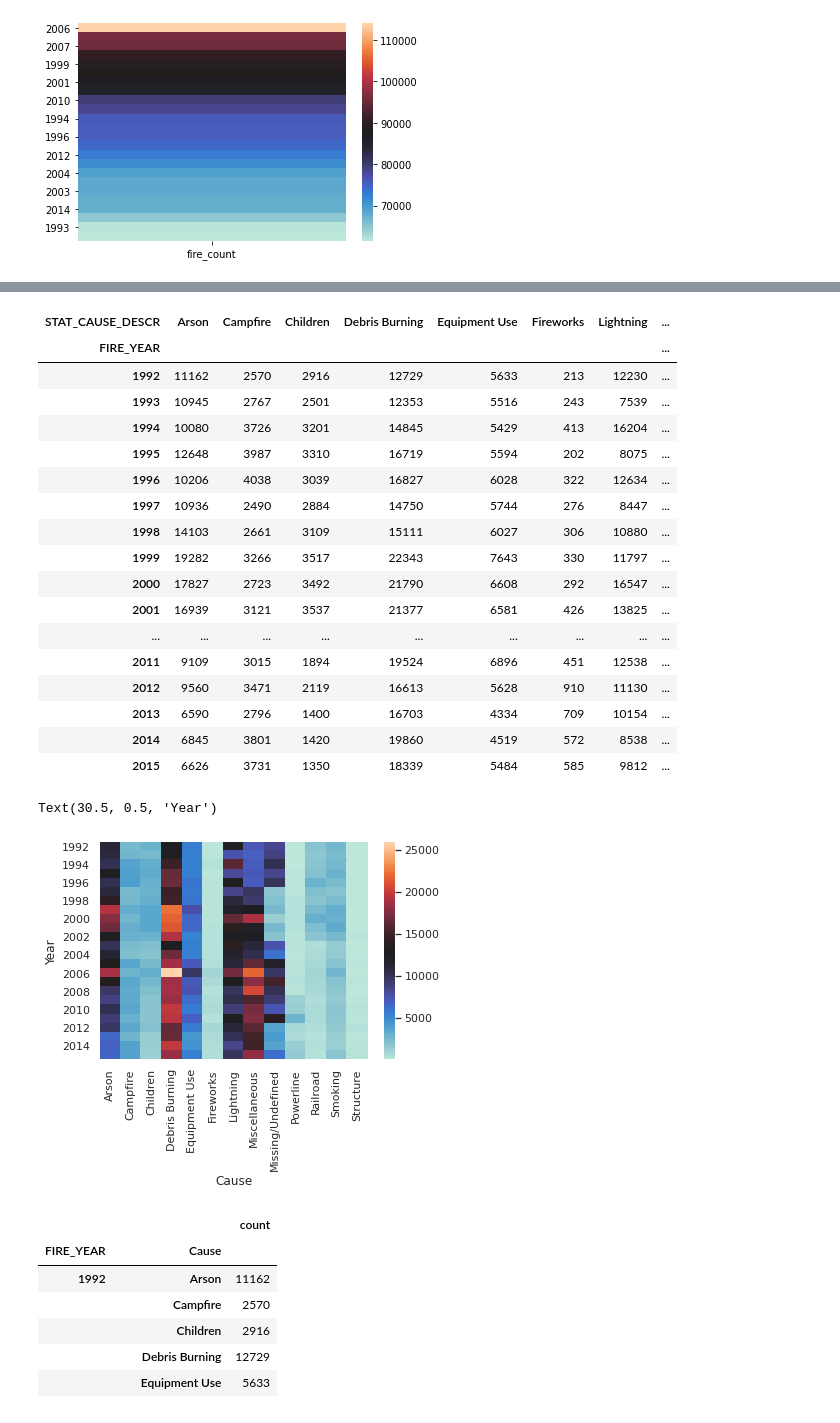
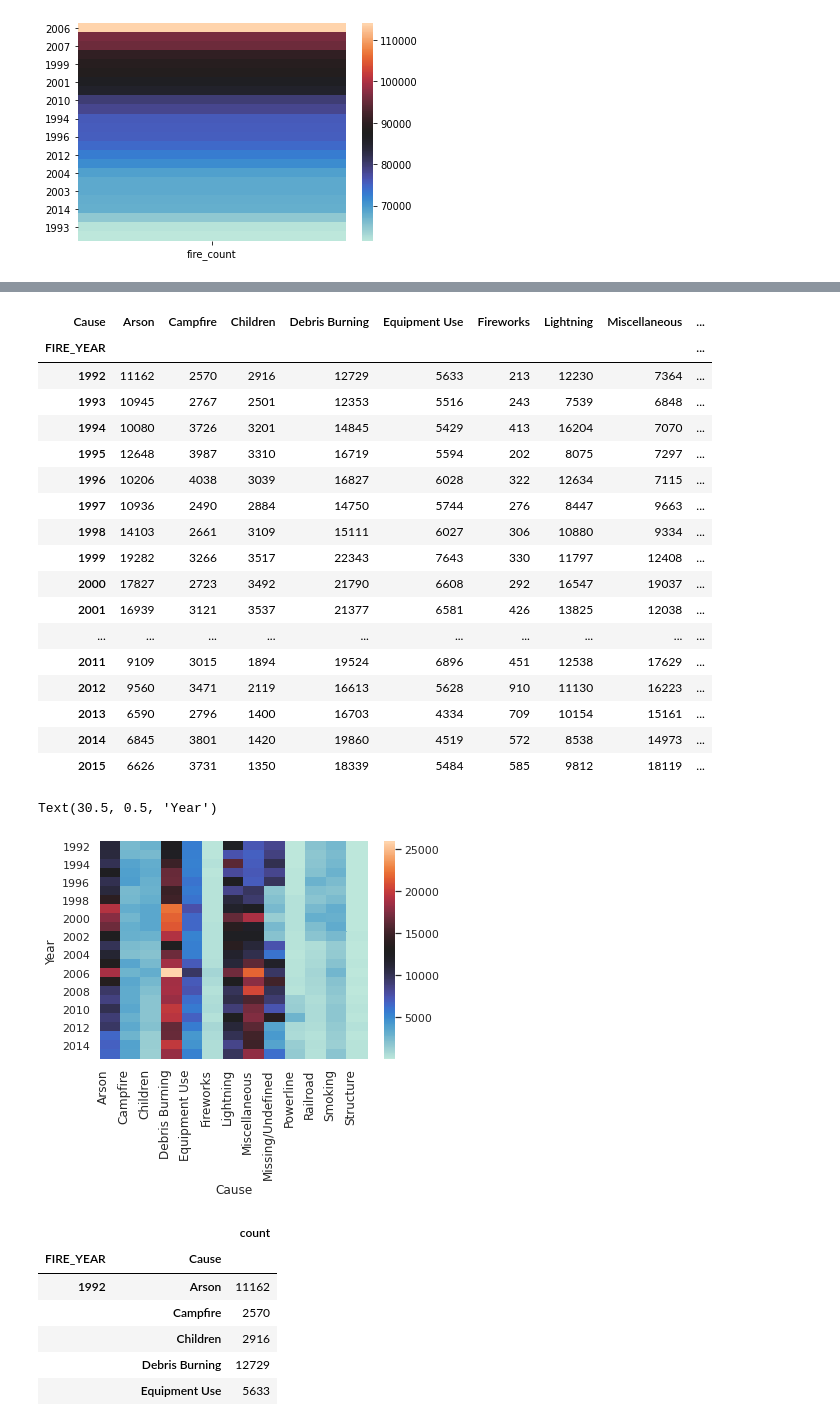
Before and after one commit to ElderBlade/Wildfires, a Jupyter notebook: wildfires.ipynb, the cells around one changed output, grey strips where cells are left out. Drawn from its saved outputs; the diff is of its cells as text; code cells hidden in the pictures.

```diff
--- a/wildfires.ipynb
+++ b/wildfires.ipynb
@@ -201,34 +202,41 @@ See the caveats in the documentation: https://pandas.pydata.org/pandas-docs/stab
 | 1880464 | 2015 | Miscellaneous | 1 |
 1880465 rows × 3 columns
 # %%
-pvfires = fires.groupby(by=['FIRE_YEAR', 'STAT_CAUSE_DESCR']).count()['count'].unstack()
+pvfires = fires.groupby(by=['FIRE_YEAR', 'Cause']).count()['count'].unstack()
 pvfires
 # %% [output]
-| STAT_CAUSE_DESCR | Arson | Campfire | Children | Debris Burning | Equipment Use | Fireworks | Lightning | ... |
-| FIRE_YEAR |  |  |  |  |  |  |  | ... |
-| 1992 | 11162 | 2570 | 2916 | 12729 | 5633 | 213 | 12230 | ... |
-| 1993 | 10945 | 2767 | 2501 | 12353 | 5516 | 243 | 7539 | ... |
-| 1994 | 10080 | 3726 | 3201 | 14845 | 5429 | 413 | 16204 | ... |
-| 1995 | 12648 | 3987 | 3310 | 16719 | 5594 | 202 | 8075 | ... |
-| 1996 | 10206 | 4038 | 3039 | 16827 | 6028 | 322 | 12634 | ... |
-| 1997 | 10936 | 2490 | 2884 | 14750 | 5744 | 276 | 8447 | ... |
-| 1998 | 14103 | 2661 | 3109 | 15111 | 6027 | 306 | 10880 | ... |
-| 1999 | 19282 | 3266 | 3517 | 22343 | 7643 | 330 | 11797 | ... |
-| 2000 | 17827 | 2723 | 3492 | 21790 | 6608 | 292 | 16547 | ... |
-| 2001 | 16939 | 3121 | 3537 | 21377 | 6581 | 426 | 13825 | ... |
-| ... | ... | ... | ... | ... | ... | ... | ... | ... |
-| 2011 | 9109 | 3015 | 1894 | 19524 | 6896 | 451 | 12538 | ... |
-| 2012 | 9560 | 3471 | 2119 | 16613 | 5628 | 910 | 11130 | ... |
-| 2013 | 6590 | 2796 | 1400 | 16703 | 4334 | 709 | 10154 | ... |
-| 2014 | 6845 | 3801 | 1420 | 19860 | 4519 | 572 | 8538 | ... |
-| 2015 | 6626 | 3731 | 1350 | 18339 | 5484 | 585 | 9812 | ... |
+| Cause | Arson | Campfire | Children | Debris Burning | Equipment Use | Fireworks | Lightning | Miscellaneous | ... |
+| FIRE_YEAR |  |  |  |  |  |  |  |  | ... |
+| 1992 | 11162 | 2570 | 2916 | 12729 | 5633 | 213 | 12230 | 7364 | ... |
+| 1993 | 10945 | 2767 | 2501 | 12353 | 5516 | 243 | 7539 | 6848 | ... |
+| 1994 | 10080 | 3726 | 3201 | 14845 | 5429 | 413 | 16204 | 7070 | ... |
+| 1995 | 12648 | 3987 | 3310 | 16719 | 5594 | 202 | 8075 | 7297 | ... |
+| 1996 | 10206 | 4038 | 3039 | 16827 | 6028 | 322 | 12634 | 7115 | ... |
+| 1997 | 10936 | 2490 | 2884 | 14750 | 5744 | 276 | 8447 | 9663 | ... |
+| 1998 | 14103 | 2661 | 3109 | 15111 | 6027 | 306 | 10880 | 9334 | ... |
+| 1999 | 19282 | 3266 | 3517 | 22343 | 7643 | 330 | 11797 | 12408 | ... |
+| 2000 | 17827 | 2723 | 3492 | 21790 | 6608 | 292 | 16547 | 19037 | ... |
+| 2001 | 16939 | 3121 | 3537 | 21377 | 6581 | 426 | 13825 | 12038 | ... |
+| ... | ... | ... | ... | ... | ... | ... | ... | ... | ... |
+| 2011 | 9109 | 3015 | 1894 | 19524 | 6896 | 451 | 12538 | 17629 | ... |
+| 2012 | 9560 | 3471 | 2119 | 16613 | 5628 | 910 | 11130 | 16223 | ... |
+| 2013 | 6590 | 2796 | 1400 | 16703 | 4334 | 709 | 10154 | 15161 | ... |
+| 2014 | 6845 | 3801 | 1420 | 19860 | 4519 | 572 | 8538 | 14973 | ... |
+| 2015 | 6626 | 3731 | 1350 | 18339 | 5484 | 585 | 9812 | 18119 | ... |
 # %%
+plt.xticks(
+    rotation=45,
+    horizontalalignment='right',
+    fontweight='normal',
+    fontsize='medium'
+)
 sns.heatmap(data=pvfires, cmap='icefire')
 plt.xlabel('Cause')
 plt.ylabel('Year')
+plt.title('Cause by Year')
 # %% [output]
 Text(30.5, 0.5, 'Year')
-[figure, old version]
+[figure, new version]
 # %%
 pivot = fires.groupby(by=['FIRE_YEAR', 'Cause']).count()
 pivot
```
Also changed, not shown: parts of 6 cells of this notebook.
